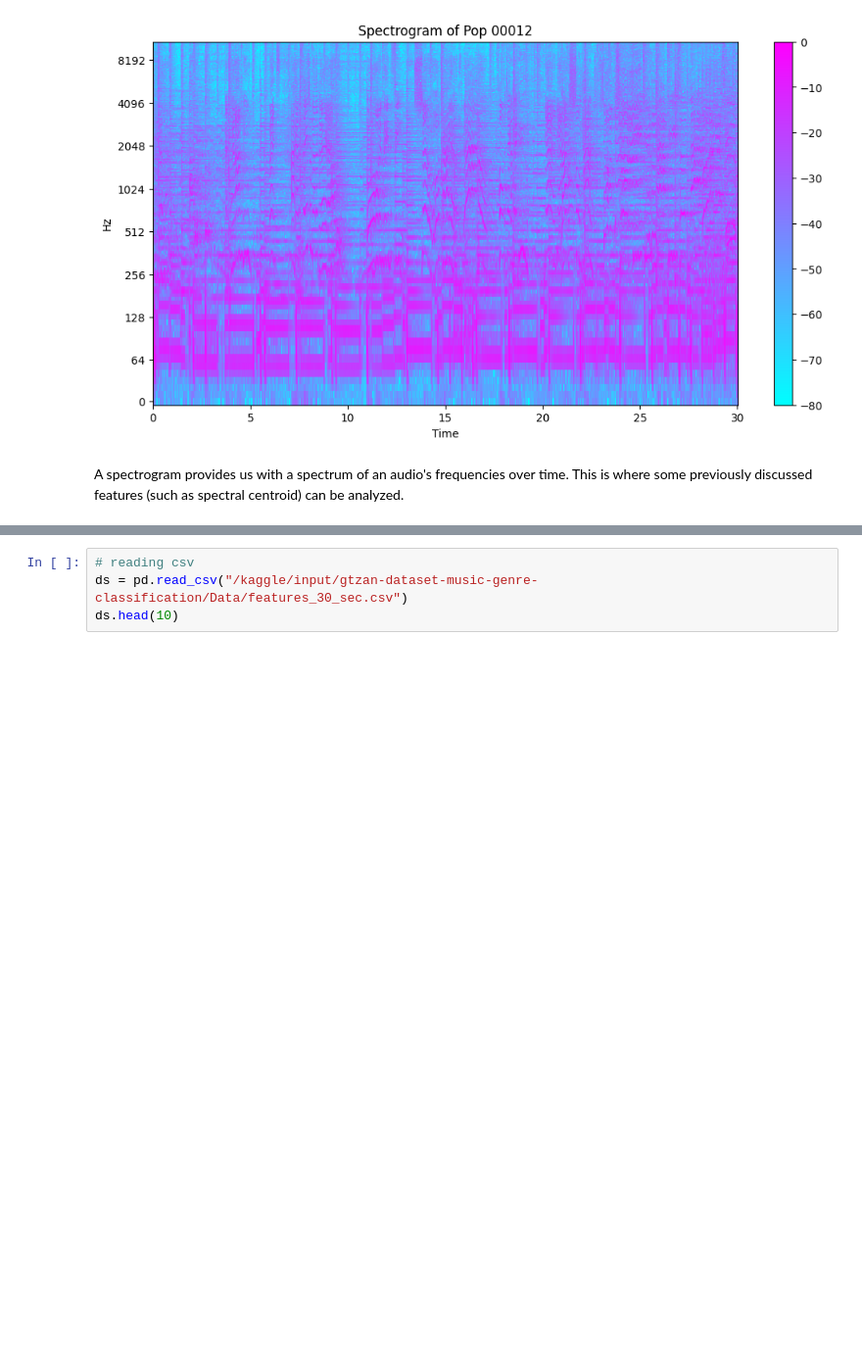
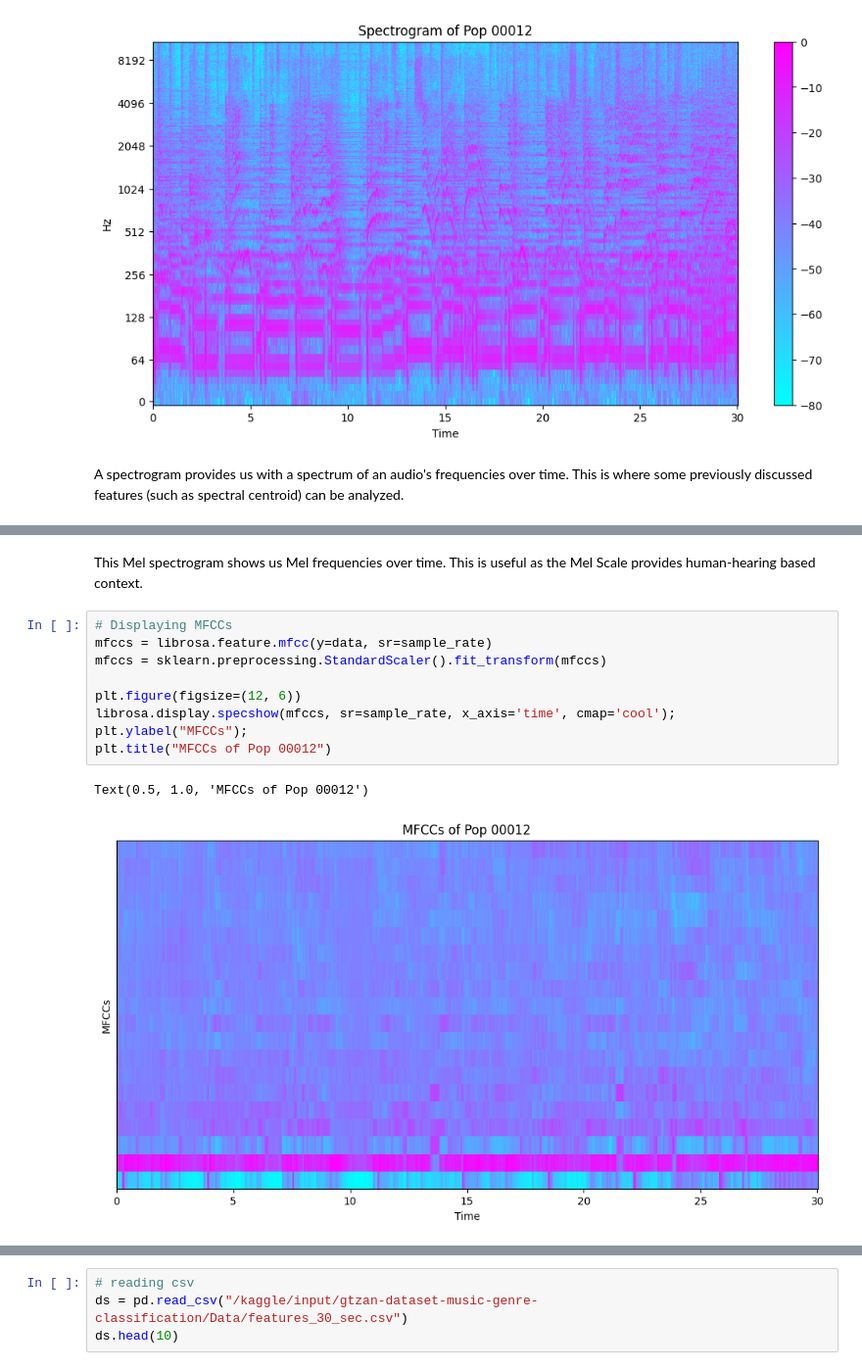
Before and after one commit to malikka-rajshahi/MusicGenreClassifier, a Jupyter notebook: music-genre-classification.ipynb, the cells around one changed output, grey strips where cells are left out. Shown at 98% size. Drawn from its saved outputs; the diff is of its cells as text; blank space fills up the shorter version.

```diff
--- a/music-genre-classification.ipynb
+++ b/music-genre-classification.ipynb
@@ -91,0 +115,14 @@ A spectrogram provides us with a spectrum of an audio's frequencies over time. T
+# %% [markdown]
+This Mel spectrogram shows us Mel frequencies over time. This is useful as the Mel Scale provides human-hearing based context.
+# %%
+# Displaying MFCCs
+mfccs = librosa.feature.mfcc(y=data, sr=sample_rate)
+mfccs = sklearn.preprocessing.StandardScaler().fit_transform(mfccs)
+
+plt.figure(figsize=(12, 6))
+librosa.display.specshow(mfccs, sr=sample_rate, x_axis='time', cmap='cool');
+plt.ylabel("MFCCs");
+plt.title("MFCCs of Pop 00012")
+# %% [output]
+Text(0.5, 1.0, 'MFCCs of Pop 00012')
+[figure, added]
```
Also changed, not shown: parts of 5 cells of this notebook.
